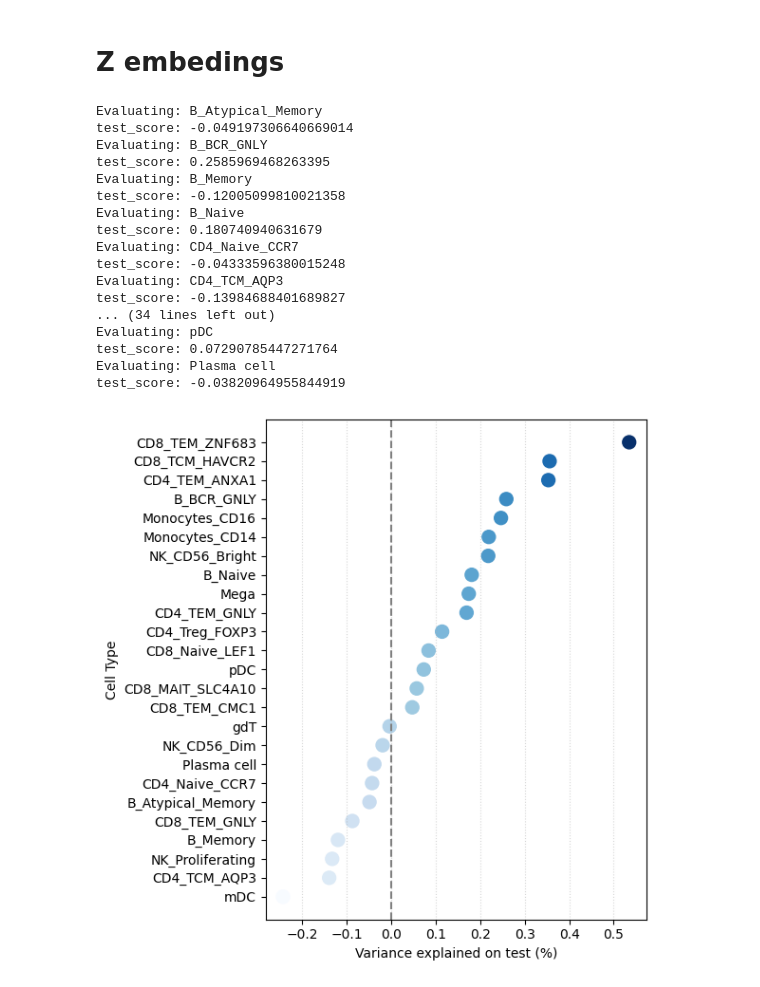
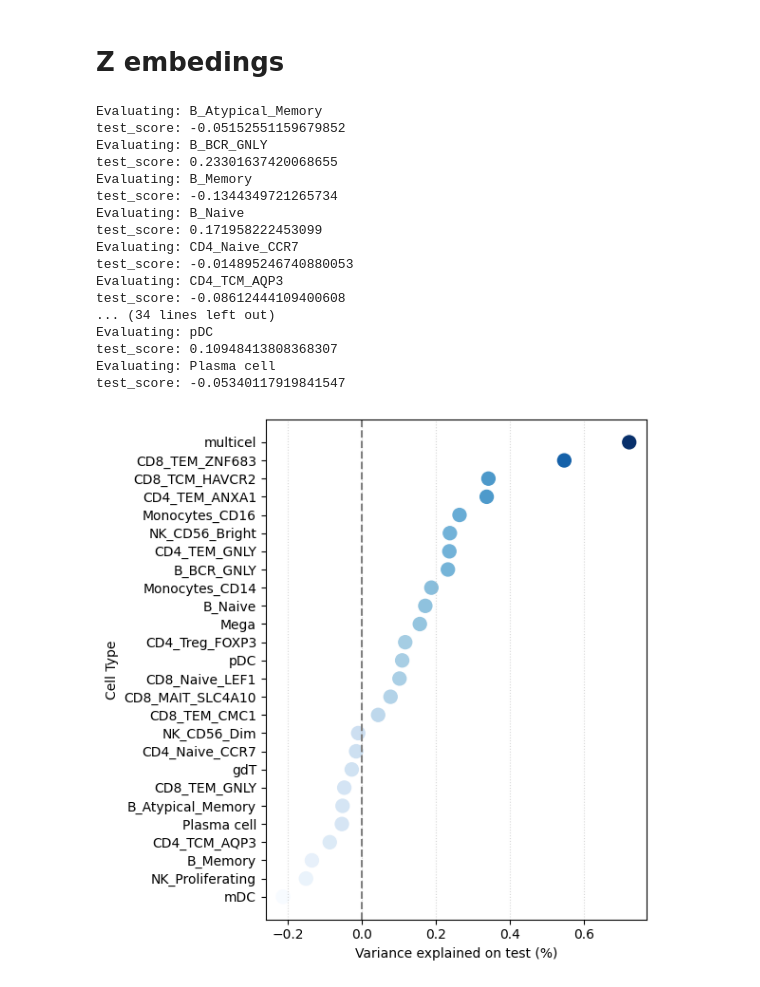
Before and after one commit to AlbertBay/ImSysAging, a Jupyter notebook: train_ageclock.ipynb, the cells around one changed output. Drawn from its saved outputs; the diff is of its cells as text; code cells hidden in the pictures.

```diff
--- a/train_ageclock.ipynb
+++ b/train_ageclock.ipynb
@@ -208,29 +313,37 @@ test_score: 0.0062423046250297265
 # %%
 data = pd.concat([adata.obs[['sampleName','primary_type','secondary_type','age']].reset_index(drop=True),
                   pd.DataFrame(adata.obsm['Z_mrvi']).reset_index(drop=True)], axis=1)
 data = data.drop(columns='primary_type').groupby(['sampleName','secondary_type','age']).mean().reset_index()
 data = data.dropna()
 data.sampleName = data.sampleName.astype('str')
 data.secondary_type = data.secondary_type.astype('str')
 data.age = data.age.astype('float')
+
 report = evaluate_cell_types(data, train_model)
+
+
+sample_level_df = build_sample_level_dataset(cell_embeddings)
+multicel = train_model(sample_level_df)
+new_row = pd.DataFrame([['multicel', multicel]], columns=report.columns)
+report = pd.concat([report, new_row], ignore_index=True)
+
 draw_results(report)
 # %% [output]
 Evaluating: B_Atypical_Memory
-test_score: -0.049197306640669014
+test_score: -0.05152551159679852
 Evaluating: B_BCR_GNLY
-test_score: 0.2585969468263395
+test_score: 0.23301637420068655
 Evaluating: B_Memory
-test_score: -0.12005099810021358
+test_score: -0.1344349721265734
 Evaluating: B_Naive
-test_score: 0.180740940631679
+test_score: 0.171958222453099
 Evaluating: CD4_Naive_CCR7
-test_score: -0.04333596380015248
+test_score: -0.014895246740880053
 Evaluating: CD4_TCM_AQP3
-test_score: -0.13984688401689827
+test_score: -0.08612444109400608
 ... (34 lines left out)
 Evaluating: pDC
-test_score: 0.07290785447271764
+test_score: 0.10948413808368307
 Evaluating: Plasma cell
-test_score: -0.03820964955844919
+test_score: -0.05340117919841547
-[figure, old version]
+[figure, new version]
```
Also changed, not shown: parts of 9 cells of this notebook, 1 other file.
